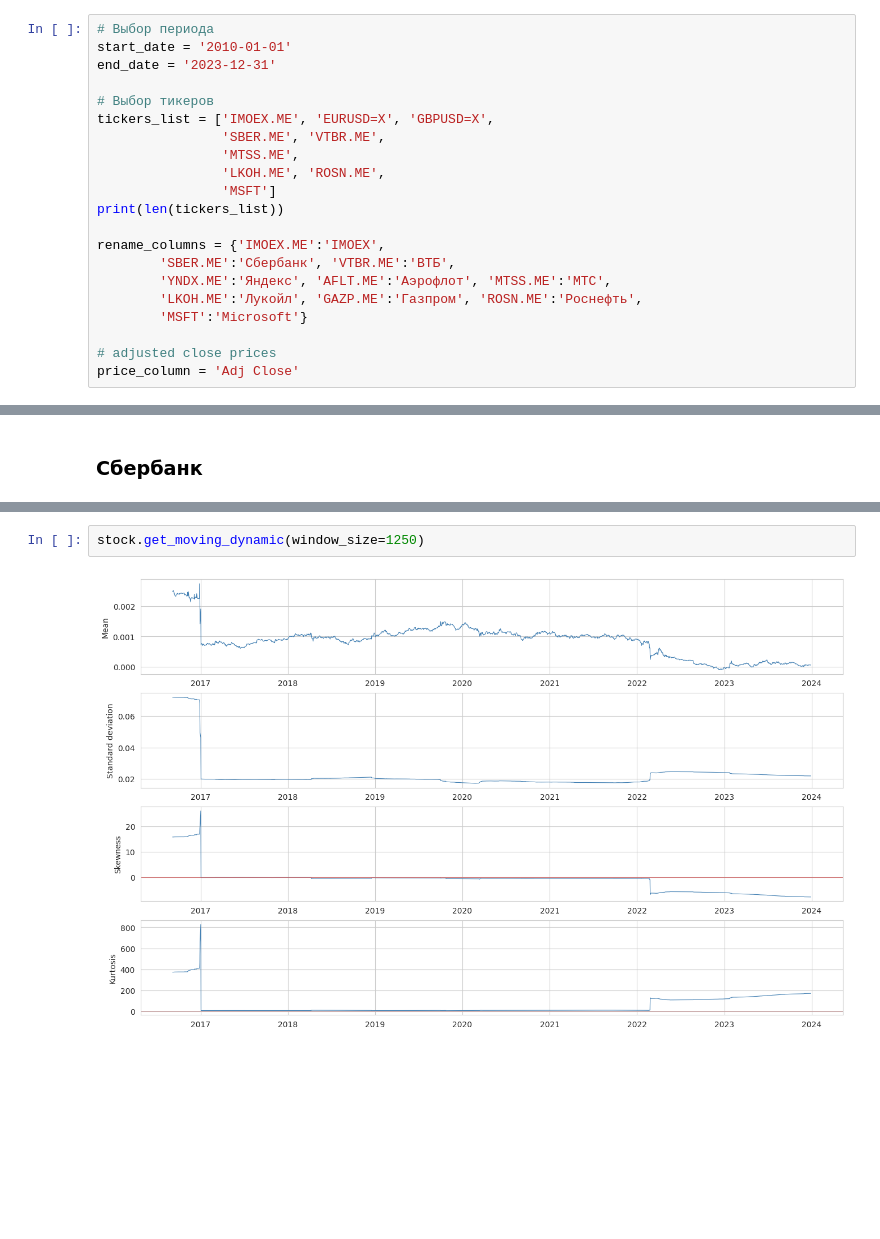
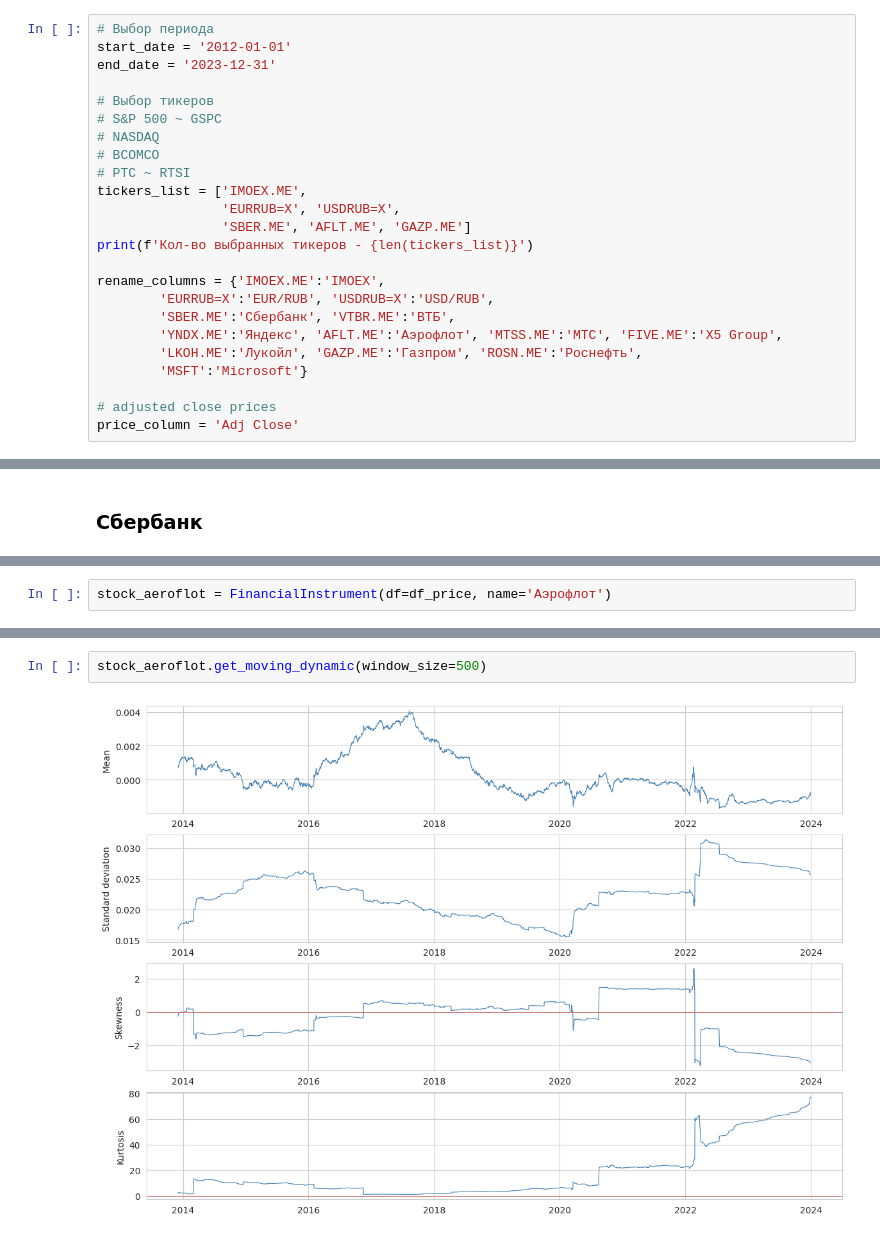
Before and after one commit to ElizavetaKagan/Model-Risk-vkr, a Jupyter notebook: Notebooks/VKR_MR_part1.ipynb, the cells around one changed output, grey strips where cells are left out. Drawn from its saved outputs; the diff is of its cells as text; blank space fills up the shorter version.

```diff
--- a/Notebooks/VKR_MR_part1.ipynb
+++ b/Notebooks/VKR_MR_part1.ipynb
@@ -40,19 +51,22 @@ https://bcs-express.ru/kotirovki-i-grafiki/imoex
 # %%
 # Выбор периода
-start_date = '2010-01-01'
+start_date = '2012-01-01'
 end_date = '2023-12-31'
 
 # Выбор тикеров
-tickers_list = ['IMOEX.ME', 'EURUSD=X', 'GBPUSD=X',
-                'SBER.ME', 'VTBR.ME',
-                'MTSS.ME',
-                'LKOH.ME', 'ROSN.ME',
-                'MSFT']
-print(len(tickers_list))
+# S&P 500 ~ GSPC
+# NASDAQ
+# BCOMCO
+# РТС ~ RTSI
+tickers_list = ['IMOEX.ME',
+                'EURRUB=X', 'USDRUB=X',
+                'SBER.ME', 'AFLT.ME', 'GAZP.ME']
+print(f'Кол-во выбранных тикеров - {len(tickers_list)}')
 
 rename_columns = {'IMOEX.ME':'IMOEX',
+        'EURRUB=X':'EUR/RUB', 'USDRUB=X':'USD/RUB',
         'SBER.ME':'Сбербанк', 'VTBR.ME':'ВТБ',
-        'YNDX.ME':'Яндекс', 'AFLT.ME':'Аэрофлот', 'MTSS.ME':'МТС',
+        'YNDX.ME':'Яндекс', 'AFLT.ME':'Аэрофлот', 'MTSS.ME':'МТС', 'FIVE.ME':'X5 Group',
         'LKOH.ME':'Лукойл', 'GAZP.ME':'Газпром', 'ROSN.ME':'Роснефть',
         'MSFT':'Microsoft'}
 
@@ -331 +293,3 @@ stock.price_dynamics()
+# %%
+stock_aeroflot = FinancialInstrument(df=df_price, name='Аэрофлот')
 # %%
@@ -339,4 +303,4 @@ stock.histogram(bins=200)
 # %%
-stock.get_moving_dynamic(window_size=1250)
+stock_aeroflot.get_moving_dynamic(window_size=500)
 # %% [output]
-[figure, old version]
+[figure, new version]
```
Also changed, not shown: parts of 50 cells of this notebook, 1 other file.
